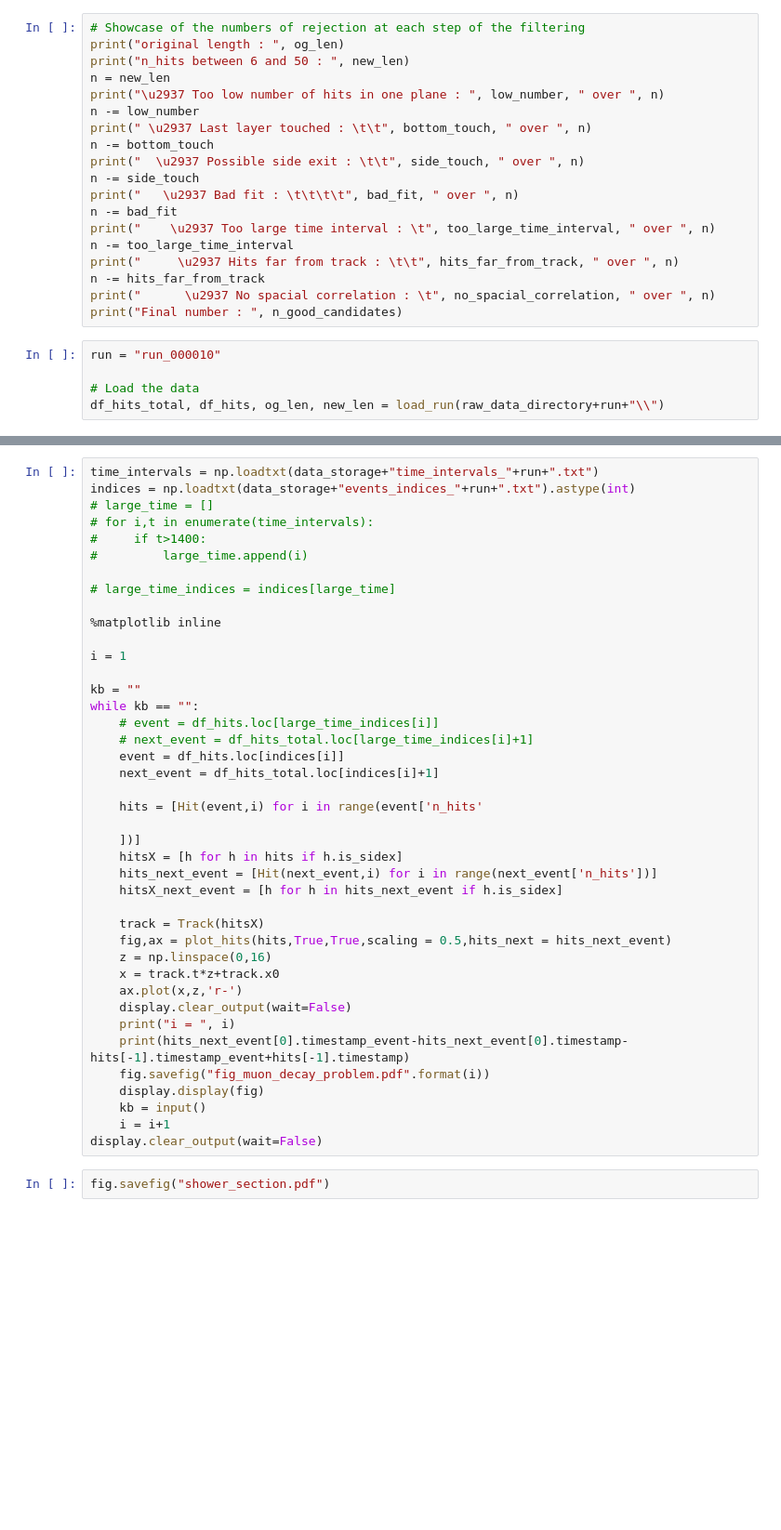
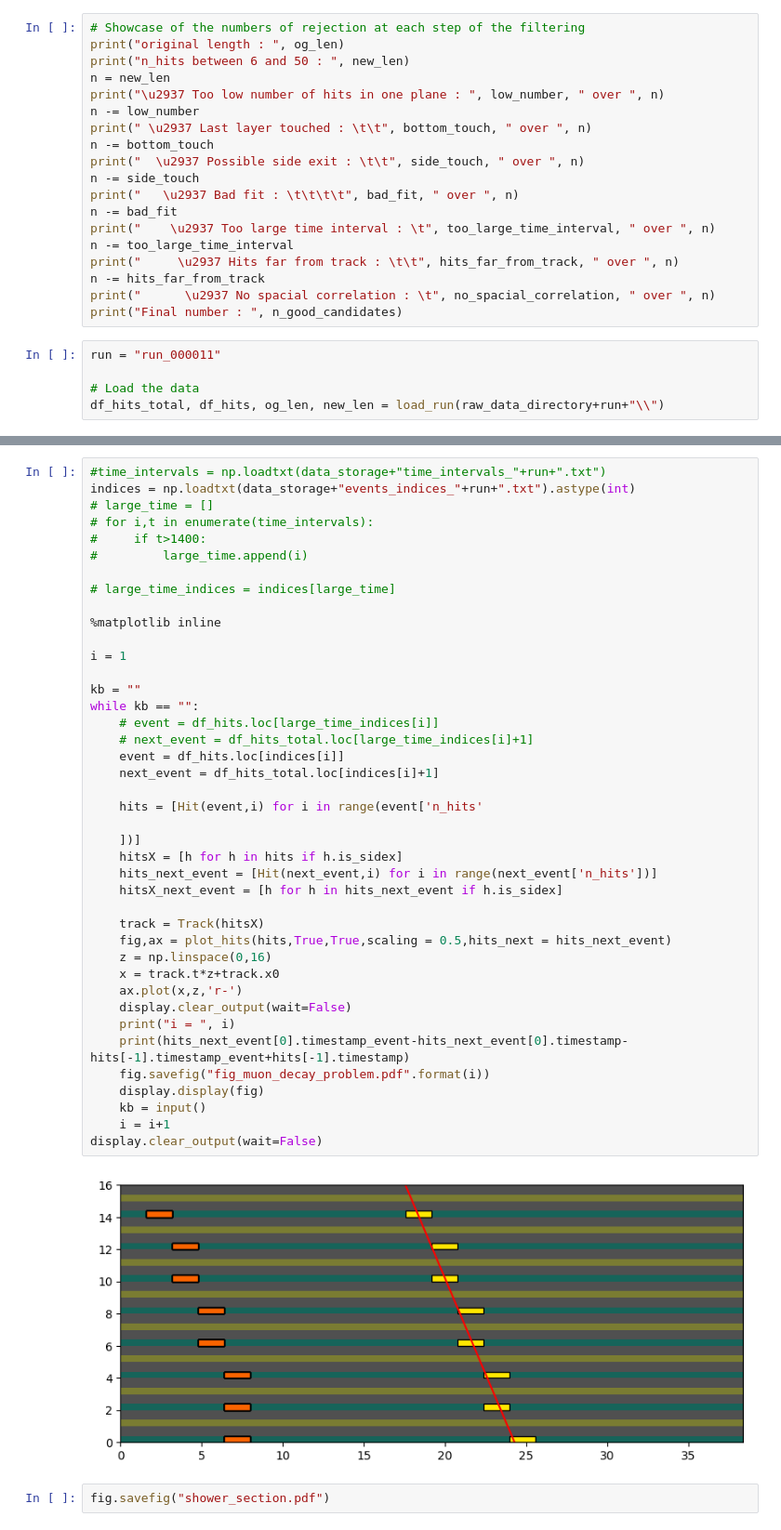
Before and after one commit to kauniska/ecal_reco, a Jupyter notebook: time_alignement/data_creation_time.ipynb, the cells around one changed output, grey strips where cells are left out. Shown at 93% size. Cells and saved outputs as stored; diff of their text form; blank space fills up the shorter version.

```diff
--- a/time_alignement/data_creation_time.ipynb
+++ b/time_alignement/data_creation_time.ipynb
@@ -155,7 +161,7 @@ n -= hits_far_from_track
 print("      \u2937 No spacial correlation : \t", no_spacial_correlation, " over ", n)
 print("Final number : ", n_good_candidates)
 # %%
-run = "run_000010"
+run = "run_000011"
 
 # Load the data
 df_hits_total, df_hits, og_len, new_len = load_run(raw_data_directory+run+"\\")
@@ -162,5 +171,5 @@ df_hits_total, df_hits, og_len, new_len = load_run(raw_data_directory+run+"\\")
 # %%
-time_intervals = np.loadtxt(data_storage+"time_intervals_"+run+".txt")
+#time_intervals = np.loadtxt(data_storage+"time_intervals_"+run+".txt")
 indices = np.loadtxt(data_storage+"events_indices_"+run+".txt").astype(int)
 # large_time = []
 # for i,t in enumerate(time_intervals):
@@ -173,32 +182,34 @@ indices = np.loadtxt(data_storage+"events_indices_"+run+".txt").astype(int)
 
 i = 1
 
 kb = ""
 while kb == "":
     # event = df_hits.loc[large_time_indices[i]]
     # next_event = df_hits_total.loc[large_time_indices[i]+1]
     event = df_hits.loc[indices[i]]
     next_event = df_hits_total.loc[indices[i]+1]
 
     hits = [Hit(event,i) for i in range(event['n_hits'
 
     ])]
     hitsX = [h for h in hits if h.is_sidex]
     hits_next_event = [Hit(next_event,i) for i in range(next_event['n_hits'])]
     hitsX_next_event = [h for h in hits_next_event if h.is_sidex]
 
     track = Track(hitsX)
     fig,ax = plot_hits(hits,True,True,scaling = 0.5,hits_next = hits_next_event)
     z = np.linspace(0,16)
     x = track.t*z+track.x0
     ax.plot(x,z,'r-')
     display.clear_output(wait=False)
     print("i = ", i)
     print(hits_next_event[0].timestamp_event-hits_next_event[0].timestamp-hits[-1].timestamp_event+hits[-1].timestamp)
     fig.savefig("fig_muon_decay_problem.pdf".format(i))
     display.display(fig)
     kb = input()
     i = i+1
 display.clear_output(wait=False)
+# %% [output]
+[figure, added]
 # %%
 fig.savefig("shower_section.pdf")
```
Also changed, not shown: parts of 8 cells of this notebook, 4 other files.
